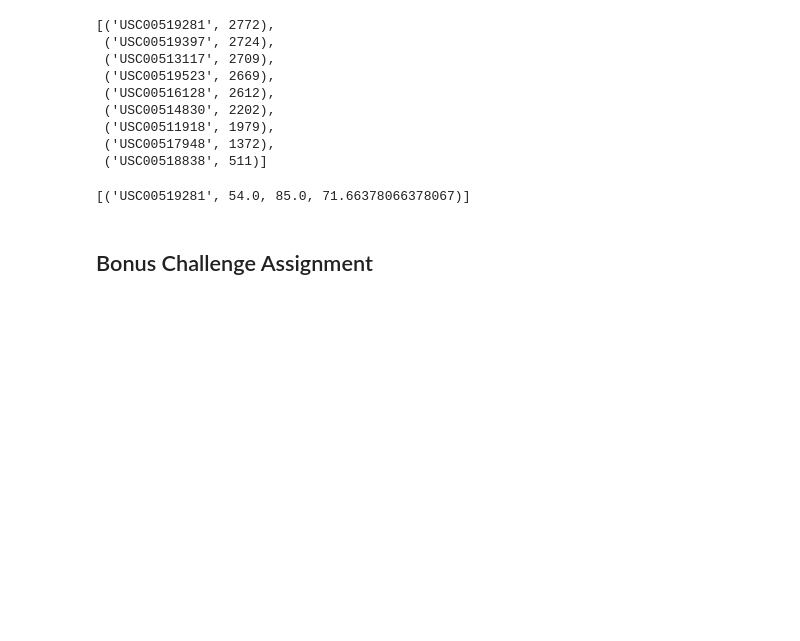
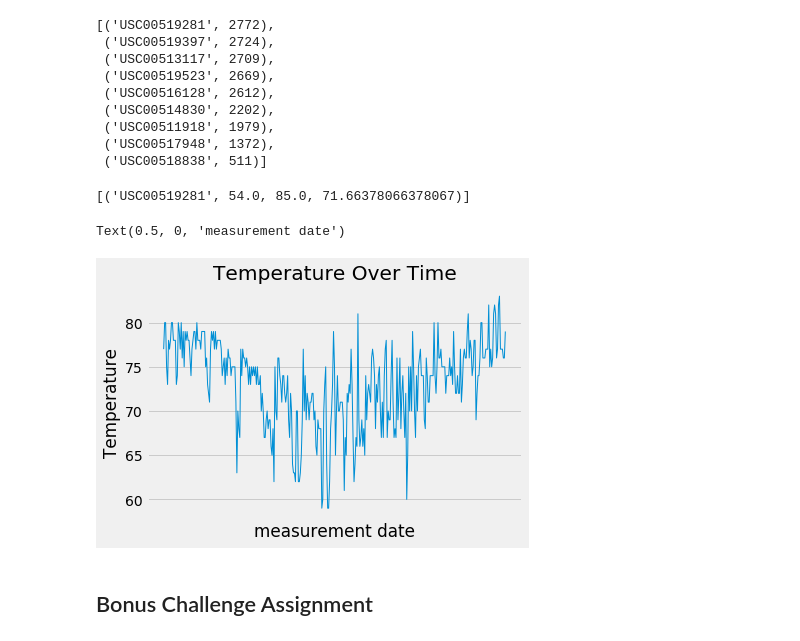
Before and after one commit to msflores10307/sqlalchemy-challenge, a Jupyter notebook: climate_starter.ipynb, the cells around one changed output. Cells and saved outputs as stored; diff of their text form; code cells hidden in the pictures; blank space fills up the shorter version.

```diff
--- a/climate_starter.ipynb
+++ b/climate_starter.ipynb
@@ -178,11 +182,17 @@ temperature_aggregates
 # %%
 # Choose the station with the highest number of temperature observations.
 # Query the last 12 months of temperature observation data for this station and plot the results as a histogram
 max_station_temp = session.query(measurement.date,measurement.tobs).filter(measurement.date>datelimit).filter(measurement.station == max_station).all()
 tobs_df = pd.DataFrame(max_station_temp)
 tobs_df.head()
 
 plt.plot(tobs_df["date"], tobs_df["tobs"], linewidth = 1)
-# plt.figsize = (1,4)
+plt.xticks([])
+plt.title('Temperature Over Time')
+plt.ylabel('Temperature')
+plt.xlabel('measurement date')
+# %% [output]
+Text(0.5, 0, 'measurement date')
+[figure, added]
 # %% [markdown]
 ## Bonus Challenge Assignment
```
Also changed, not shown: parts of 13 cells of this notebook, 2 other files.
